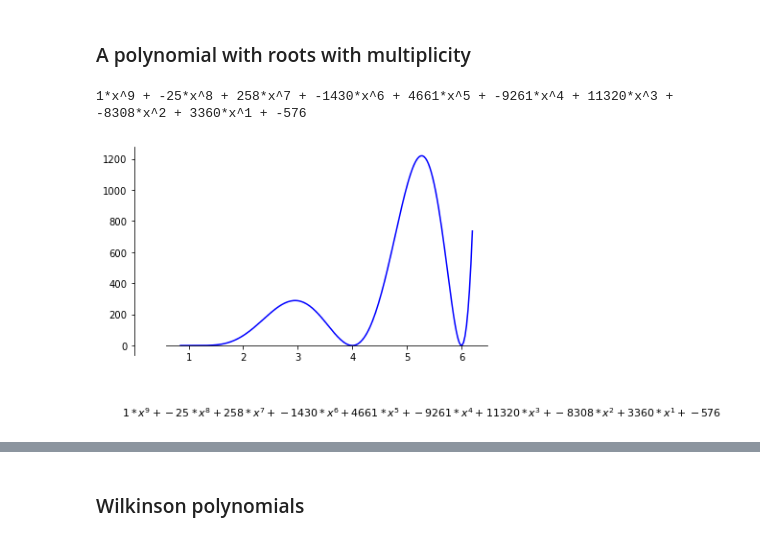
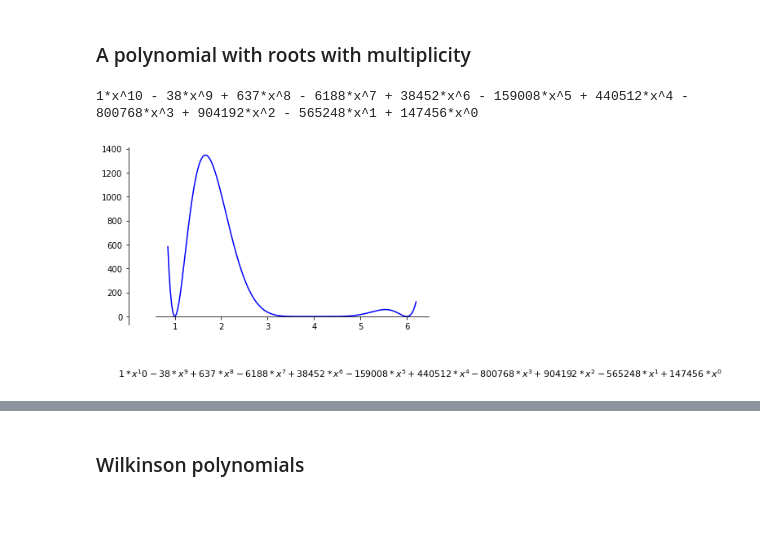
Before and after one commit to DerivativeRoots/DerivativeRoots, a Jupyter notebook: mpf_roots_from_derivative_roots.ipynb, the cells around one changed output, grey strips where cells are left out. Saved outputs shown, nothing was run; the diff lists cells and outputs as text; code cells hidden in the pictures; blank space fills up the shorter version.

```diff
--- a/mpf_roots_from_derivative_roots.ipynb
+++ b/mpf_roots_from_derivative_roots.ipynb
@@ -521,12 +520,12 @@ check_roots: number of real roots, 0, as expected by Sturm's theorem
 # %% [markdown]
 ### A polynomial with roots with multiplicity
 # %%
-p = poly_from_roots([1]*5  + [4, 6]*2)
+p = poly_from_roots([1]*2 + [4]*6 + [6]*2)
 print(p_to_str(p))
 plot_p(p, [0.85, 6.2])
 # %% [output]
-1*x^9 + -25*x^8 + 258*x^7 + -1430*x^6 + 4661*x^5 + -9261*x^4 + 11320*x^3 + -8308*x^2 + 3360*x^1 + -576
+1*x^10 - 38*x^9 + 637*x^8 - 6188*x^7 + 38452*x^6 - 159008*x^5 + 440512*x^4 - 800768*x^3 + 904192*x^2 - 565248*x^1 + 147456*x^0
-[figure, old version]
+[figure, new version]
 # %%
 tolerance = mp.mpf('1.0e-37')
 mp.dps = 50
```
Also changed, not shown: parts of 22 cells of this notebook, 1 other file.
